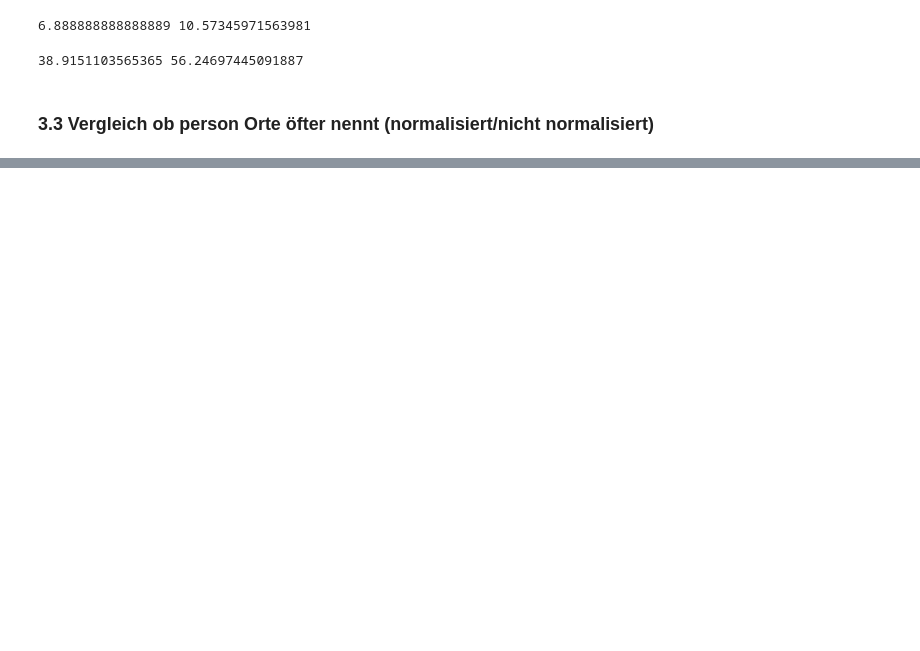
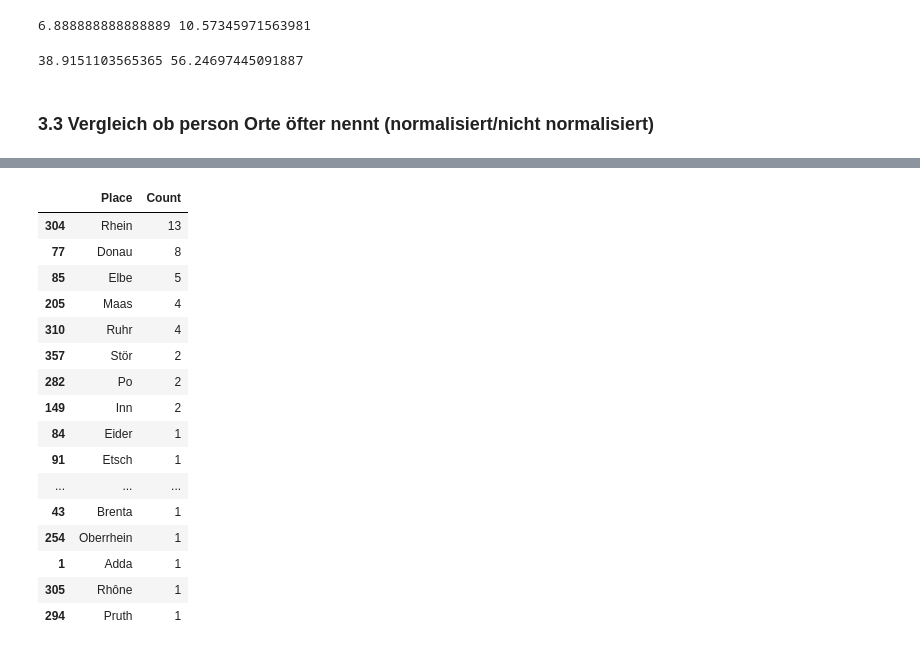
Before and after one commit to Sprum/Leibnitz_letters, a Jupyter notebook: analysis/Analysis.ipynb, the cells around one changed output, grey strips where cells are left out. Saved outputs shown, nothing was run; the diff lists cells and outputs as text; code cells hidden in the pictures; blank space fills up the shorter version.

```diff
--- a/analysis/Analysis.ipynb
+++ b/analysis/Analysis.ipynb
@@ -208,0 +329,24 @@ print(place_per_word_sophie, place_per_word_leibnitz)
+# %%
+all = all.sort_values(by=['Count'], ascending=False)
+# %%
+all=all[~all["Place"].isin(nationalities_ethnicities)]
+# %%
+all[all["Place"].isin(rivers)]
+# %% [output]
+|  | Place | Count |
+| 304 | Rhein | 13 |
+| 77 | Donau | 8 |
+| 85 | Elbe | 5 |
+| 205 | Maas | 4 |
+| 310 | Ruhr | 4 |
+| 357 | Stör | 2 |
+| 282 | Po | 2 |
+| 149 | Inn | 2 |
+| 84 | Eider | 1 |
+| 91 | Etsch | 1 |
+| ... | ... | ... |
+| 43 | Brenta | 1 |
+| 254 | Oberrhein | 1 |
+| 1 | Adda | 1 |
+| 305 | Rhône | 1 |
+| 294 | Pruth | 1 |
```
Also changed, not shown: parts of 17 cells of this notebook, 6 other files.
